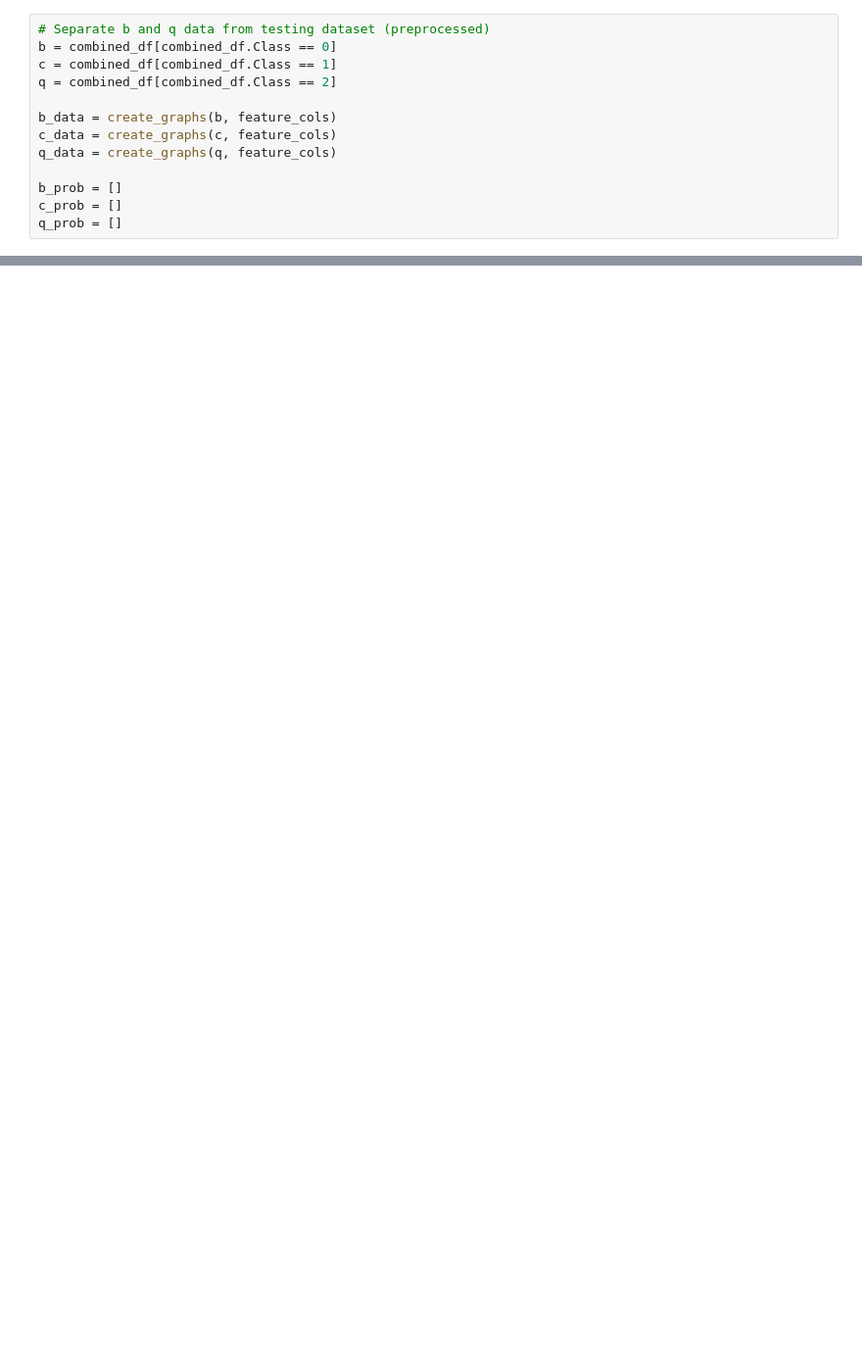
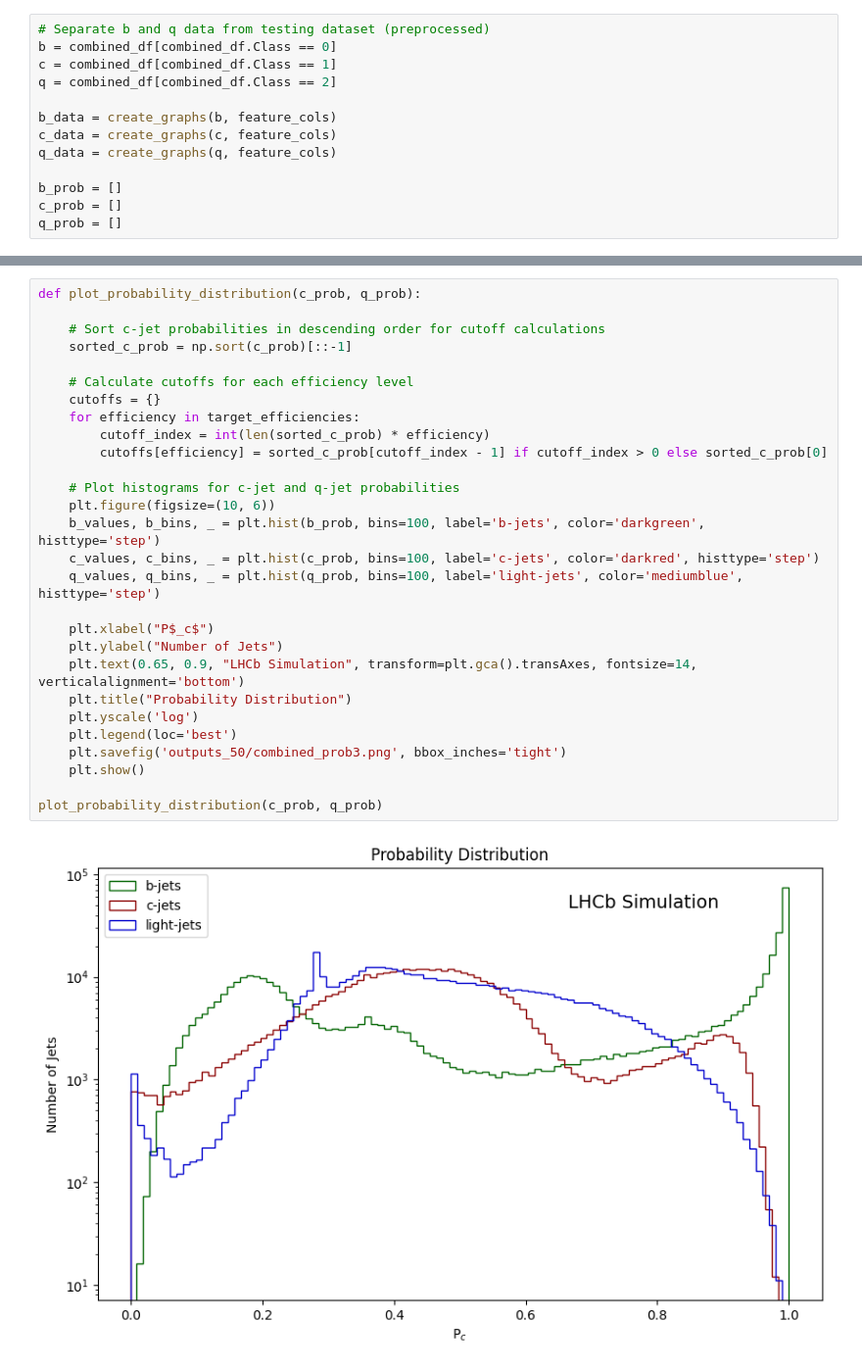
Before and after one commit to gpesticci/Jet-GNN, a Jupyter notebook: combined_GNN.ipynb, the cells around one changed output, grey strips where cells are left out. Shown at 98% size. Drawn from its saved outputs; the diff is of its cells as text; blank space fills up the shorter version.

```diff
--- a/combined_GNN.ipynb
+++ b/combined_GNN.ipynb
@@ -835,0 +824,30 @@ plot_probability_distribution(c_prob, q_prob, target_efficiencies)
+# %%
+def plot_probability_distribution(c_prob, q_prob):
+
+    # Sort c-jet probabilities in descending order for cutoff calculations
+    sorted_c_prob = np.sort(c_prob)[::-1]
+
+    # Calculate cutoffs for each efficiency level
+    cutoffs = {}
+    for efficiency in target_efficiencies:
+        cutoff_index = int(len(sorted_c_prob) * efficiency)
+        cutoffs[efficiency] = sorted_c_prob[cutoff_index - 1] if cutoff_index > 0 else sorted_c_prob[0]
+
+    # Plot histograms for c-jet and q-jet probabilities
+    plt.figure(figsize=(10, 6))
+    b_values, b_bins, _ = plt.hist(b_prob, bins=100, label='b-jets', color='darkgreen', histtype='step')
+    c_values, c_bins, _ = plt.hist(c_prob, bins=100, label='c-jets', color='darkred', histtype='step')
+    q_values, q_bins, _ = plt.hist(q_prob, bins=100, label='light-jets', color='mediumblue', histtype='step')
+
+    plt.xlabel("P$_c$")
+    plt.ylabel("Number of Jets")
+    plt.text(0.65, 0.9, "LHCb Simulation", transform=plt.gca().transAxes, fontsize=14, verticalalignment='bottom')
+    plt.title("Probability Distribution")
+    plt.yscale('log')
+    plt.legend(loc='best')
+    plt.savefig('outputs_50/combined_prob3.png', bbox_inches='tight')
+    plt.show()
+
+plot_probability_distribution(c_prob, q_prob)
+# %% [output]
+[figure, added]
```
Also changed, not shown: parts of 34 cells of this notebook, 3 other files.
